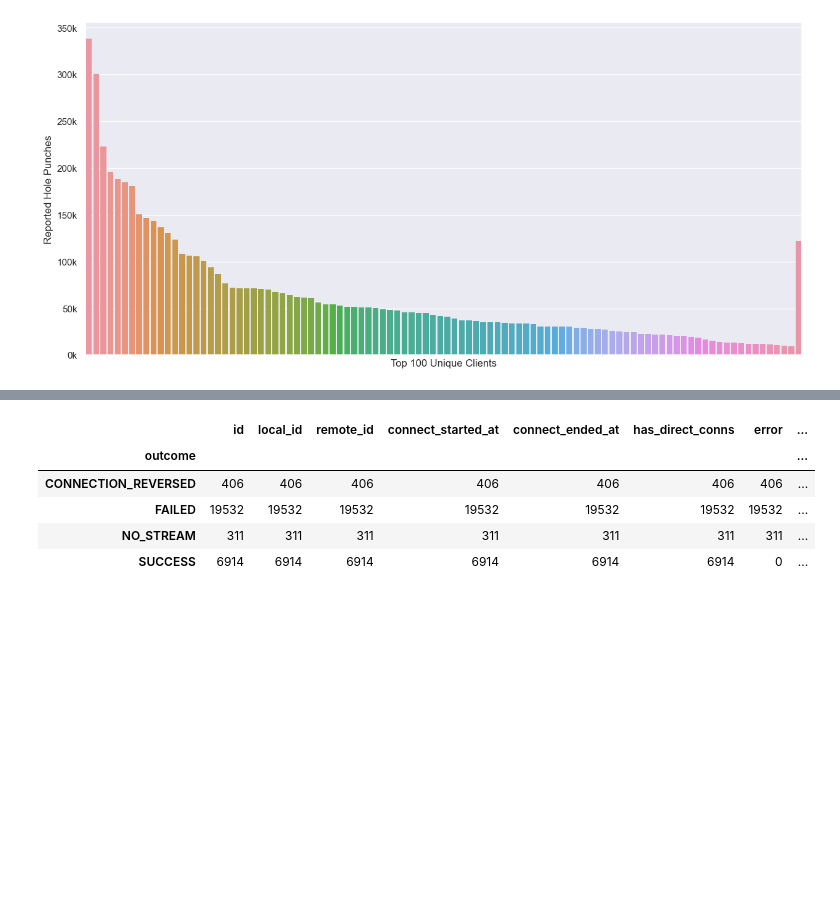
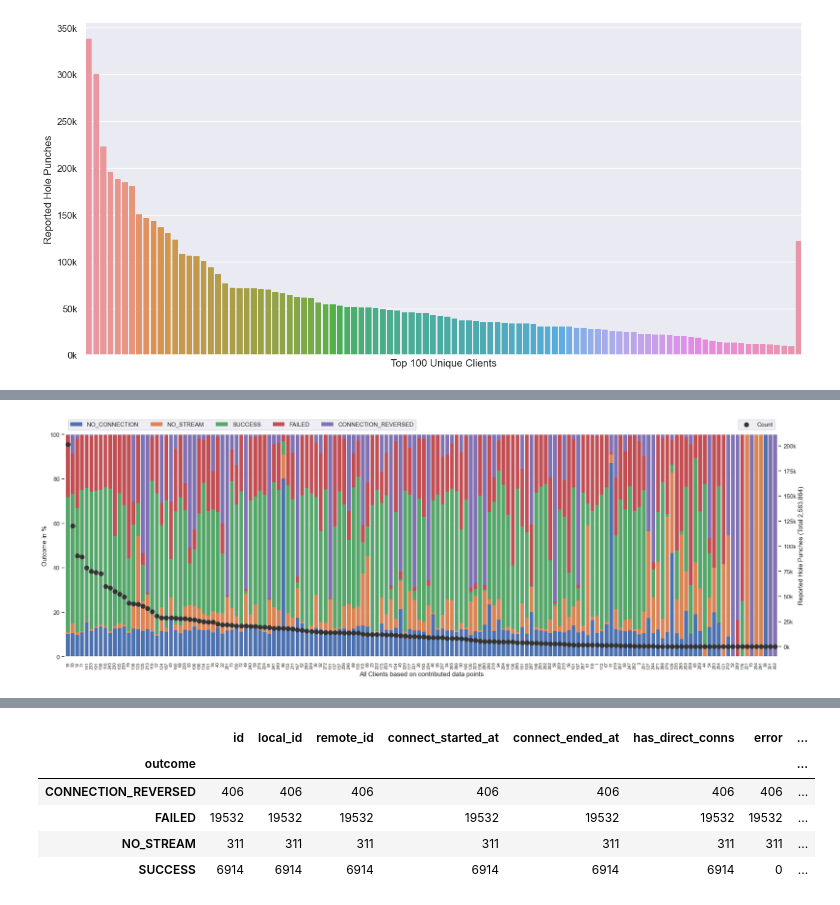
Before and after one commit to libp2p/punchr, a Jupyter notebook: analysis/2023-01-16-report-analysis.ipynb, the cells around one changed output, grey strips where cells are left out. Cells and saved outputs as stored; diff of their text form; code cells hidden in the pictures; blank space fills up the shorter version.

```diff
--- a/analysis/2023-01-16-report-analysis.ipynb
+++ b/analysis/2023-01-16-report-analysis.ipynb
@@ -475,0 +482,19 @@ ax.get_yaxis().set_major_formatter(mtick.FuncFormatter(lambda x, p: "%.1fk" % (x
+# %%
+fig, ax = plt.subplots(figsize=[25, 7], dpi=dpi)
+
+pt_pct.drop("total", axis=1).plot(ax=ax, kind="bar", stacked=True, figsize=[20, 7], width=0.8, lw=0)
+ax.set_xlabel(f"All Clients based on contributed data points")
+ax.set_ylabel("Outcome in %")
+ax.set_ylim(0, 100)
+ax.legend(loc='upper left', bbox_to_anchor=(0, 1.08), ncol=5)
+ax.tick_params(axis='x', which='major', labelsize=8)
+
+twinax = ax.twinx()
+twinax.scatter(np.arange(0, len(pt_pct)), pt_pct["total"], color="#333", lw=3, label="Count")
+twinax.set_ylabel(f"Reported Hole Punches (Total {total_str})")
+twinax.get_yaxis().set_major_formatter(mtick.FuncFormatter(lambda x, p: "%.0fk" % (x / 1000)))
+twinax.grid(False)
+twinax.legend(loc='upper right', bbox_to_anchor=(1, 1.08))
+fig.set_tight_layout(True)
+# %% [output]
+[figure, added]
```
Also changed, not shown: parts of 15 cells of this notebook.
